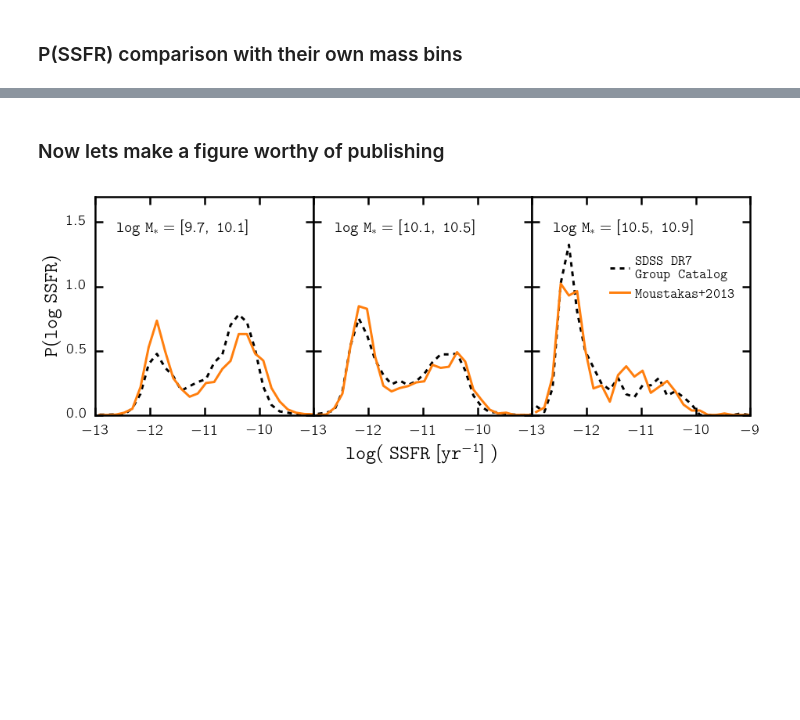
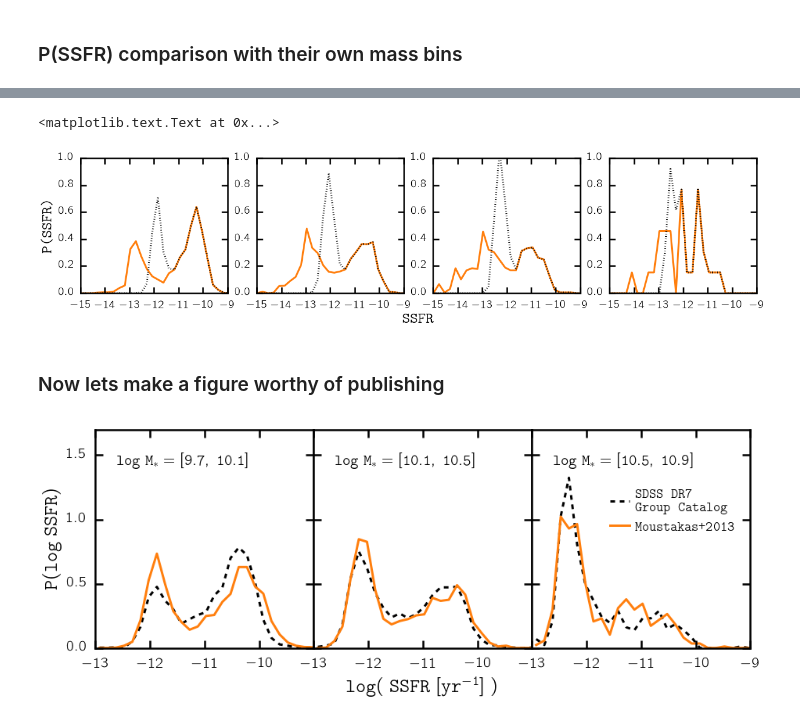
Before and after one commit to changhoonhahn/central_quenching, a Jupyter notebook: CenQue/ref_report_comment1.ipynb, the cells around one changed output, grey strips where cells are left out. Saved outputs shown, nothing was run; the diff lists cells and outputs as text; code cells hidden in the pictures; blank space fills up the shorter version.

Commit message:
Ref Report Comment 2 addressed in text

```diff
--- a/CenQue/ref_report_comment1.ipynb
+++ b/CenQue/ref_report_comment1.ipynb
@@ -516,3 +527,40 @@ bkgd.set_ylabel('P(SSFR)', fontsize=25)
+# %%
+fig = plt.figure(figsize=(20,4))
+bkgd = fig.add_subplot(111, frameon=False)
+bkgd.tick_params(labelcolor='none', top='off', bottom='off', left='off', right='off')
+
+mass_bins = [[9.7, 10.1], [10.1, 10.5], [10.5, 10.9], [10.9, 11.3]]
+
+for i_sub, mass_bin in enumerate(mass_bins): # loop through the mass bins
+    # SDSS DR 7 Group catalog
+    sub = fig.add_subplot(1, len(mass_bins), i_sub+1)
+    in_massbin = np.where((vagc['M2013_mass'][m_vagc_moust] >= mass_bin[0]) &
+                          (vagc['M2013_mass'][m_vagc_moust] < mass_bin[1]))
+
+    if len(in_massbin[0]) > 0:
+        ssfrs = vagc['M2013_sfr'][m_vagc_moust[in_massbin]] - vagc['M2013_mass'][m_vagc_moust[in_massbin]]
+        p_ssfr, ssfr_bin_edge = np.histogram(ssfrs, range=[-16., -7.], bins=40, normed=True)
+        # P(ssfr) NSA iSEDfit
+        sub.plot(0.5*(ssfr_bin_edge[:-1]+ssfr_bin_edge[1:]), p_ssfr, lw=3, c=pretty_colors[3])
+
+        below_limit = np.where(ssfrs < LogSSFR_Qpeak(0.5*np.sum(mass_bin))-0.18)
+
+        ssfrs[below_limit] = 0.18 * np.random.randn(len(below_limit[0])) + LogSSFR_Qpeak(#0.5*np.sum(mass_bin))
+            (vagc['mass'][m_vagc_moust[in_massbin]])[below_limit])
+
+        p_ssfr, ssfr_bin_edge = np.histogram(ssfrs, range=[-16., -7.], bins=40, normed=True)
+        # P(ssfr) NSA iSEDfit
+        sub.plot(0.5*(ssfr_bin_edge[:-1]+ssfr_bin_edge[1:]), p_ssfr, lw=3, c='k', ls=':')
+    sub.set_xlim([-15., -9.])
+    #sub.set_xticks([-13., -11., -9.])
+    sub.set_ylim([0., 1.])
+    #sub.set_yticks([0., 0.5, 1., 1.5])
+
+bkgd.set_xlabel('SSFR', fontsize=25)
+bkgd.set_ylabel('P(SSFR)', fontsize=25)
+# %% [output]
+<matplotlib.text.Text at 0x...>
+[figure, added]
 # %% [markdown]
 ### Now lets make a figure worthy of publishing
 # %%
```
Also changed, not shown: parts of 4 cells of this notebook, 5 other files.
